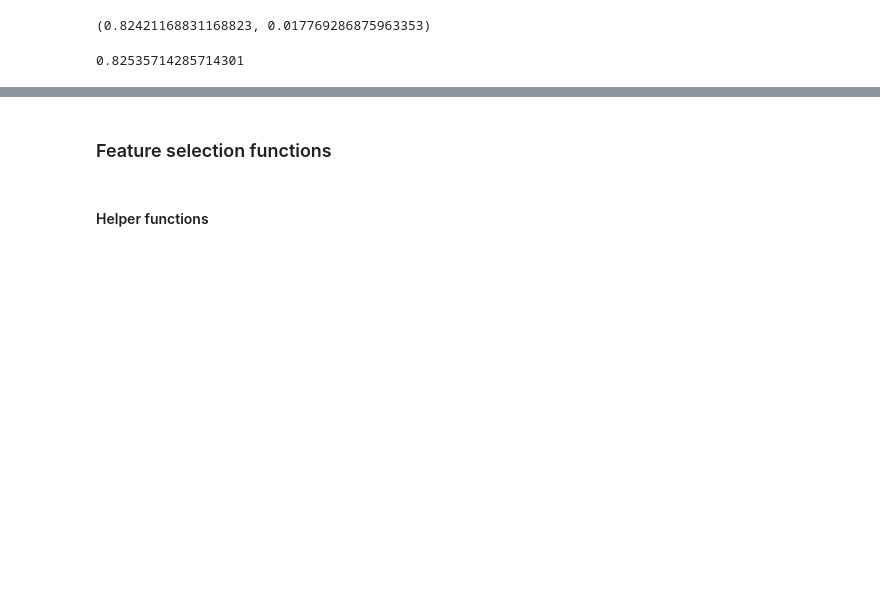
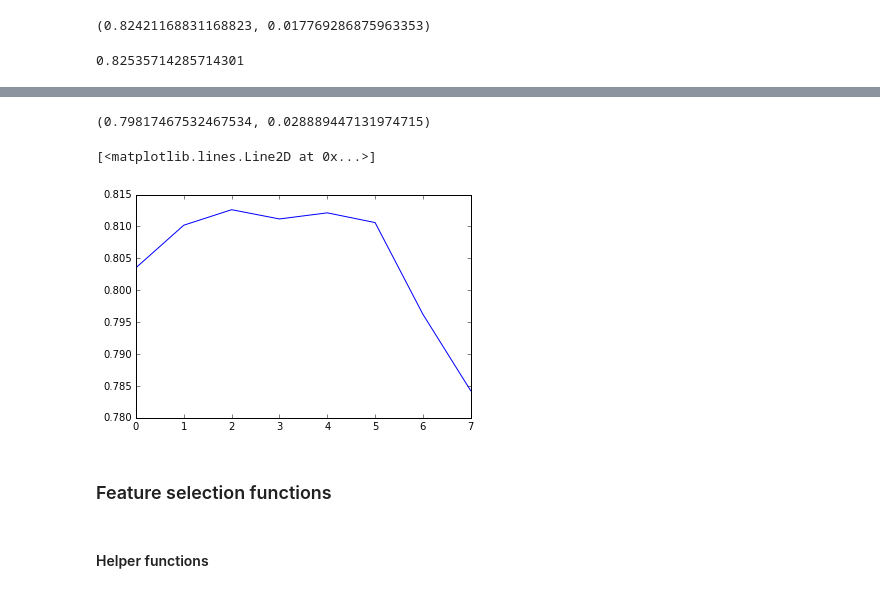
Before and after one commit to dangall/FullDataAnalysisPipeline, a Jupyter notebook: Predictions.ipynb, the cells around one changed output, grey strips where cells are left out. Cells and saved outputs as stored; diff of their text form; code cells hidden in the pictures; blank space fills up the shorter version.

Commit message:
Begin feature engineering in Prediction.ipynb. Remove separate notebook for this as it is now obsolete.

```diff
--- a/Predictions.ipynb
+++ b/Predictions.ipynb
@@ -882,0 +886,8 @@ np.mean(cross_val_score(grid, Xscaled, y, cv=5))
+# %%
+from sklearn.feature_selection import chi2
+from sklearn.feature_selection import mutual_info_classif, f_classif
+
+numericdataframe = makeAllColumnsNumeric(thedataframe, dictofordinals, datacateg)[0]
+topredict = "Survived"
+frompredict = ['Sex', 'Fare', 'Pclass', 'Age', 'SibSp', 'Cabin', 'Embarked', 'Parch']
+(X,y) = makeDataFromModels(numericdataframe, topredict, frompredict, {})
@@ -883,3 +897,29 @@ np.mean(cross_val_score(grid, Xscaled, y, cv=5))
+# %%
+numfeaturestokeep = 4 # tune this to whatever you like
+
+# if predicting y is a regression rather than classification problem, we should use mutual_info_regression
+X_reduced = SelectKBest(mutual_info_classif, k=numfeaturestokeep).fit_transform(X, y)
+
+getPredictionScore(X_reduced, y, RandomForestClassifier, num_iterations=10, transform="none", n_estimators=30)
+# %% [output]
+(0.79817467532467534, 0.028889447131974715)
+# %%
+numericdataframe = makeAllColumnsNumeric(thedataframe, dictofordinals, datacateg)[0]
+topredict = "Survived"
+frompredict = ['Sex', 'Fare', 'Pclass', 'Age', 'SibSp', 'Cabin', 'Embarked', 'Parch']
+
+for jj in range(30):
+    (X,y) = makeDataFromModels(numericdataframe, topredict, frompredict, {})
+    thescore = [getPredictionScore(X, y, RandomForestClassifier, num_iterations=1, transform="none", n_estimators=30)[0]]
+    for ii in range(1,len(frompredict)):
+        (X,y) = makeDataFromModels(numericdataframe, topredict, frompredict[:-ii], {})
+        thescore.append(getPredictionScore(X, y, RandomForestClassifier, num_iterations=1, transform="none", n_estimators=30)[0])
+    allscores.append(thescore)
+# %%
+plt.plot([np.mean(list) for list in np.transpose(np.array(allscores))])
+# %% [output]
+[<matplotlib.lines.Line2D at 0x...>]
+[figure, added]
 # %% [markdown]
 ### Feature selection functions
 # %%
```
Also changed, not shown: parts of 7 cells of this notebook, 1 other file.
